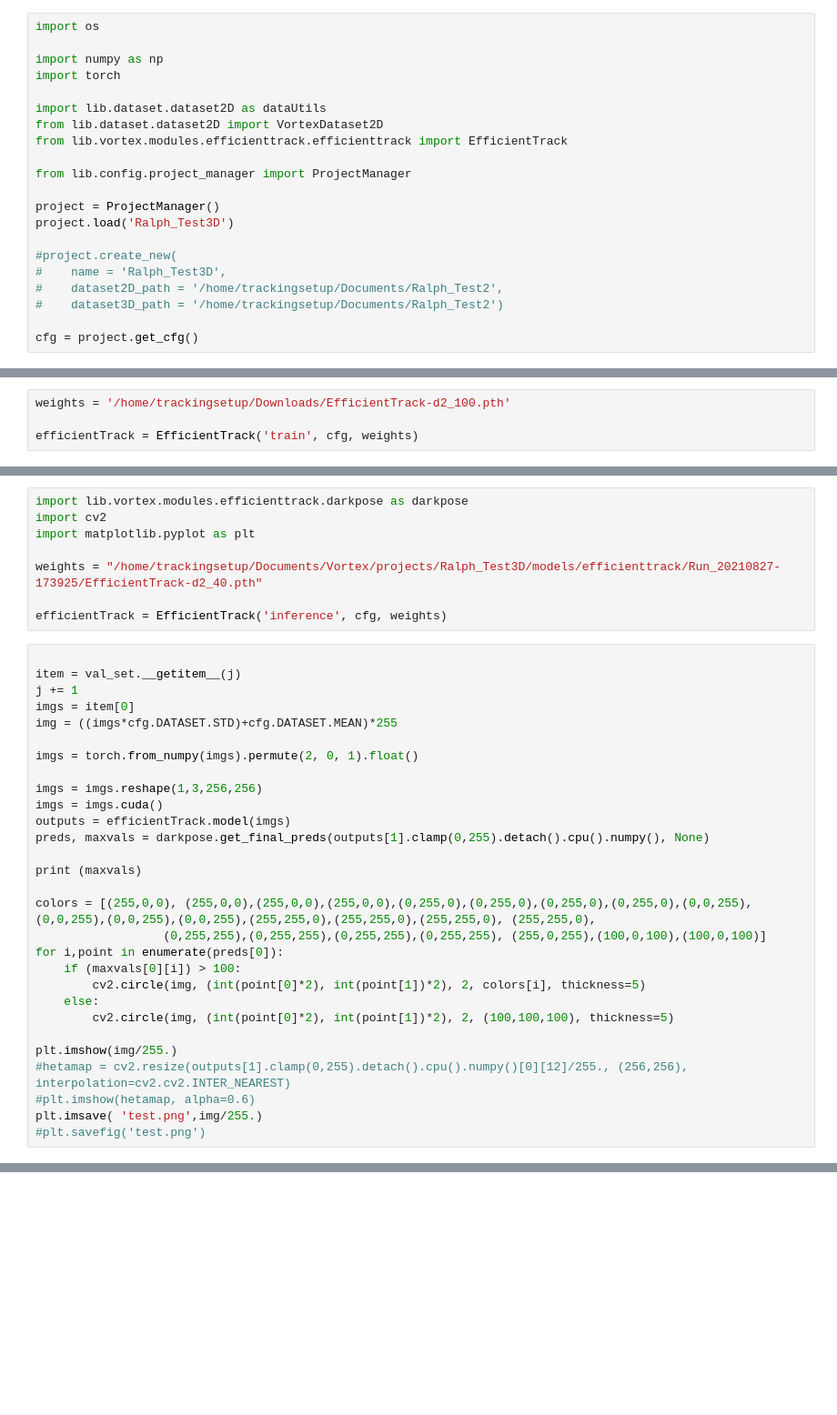
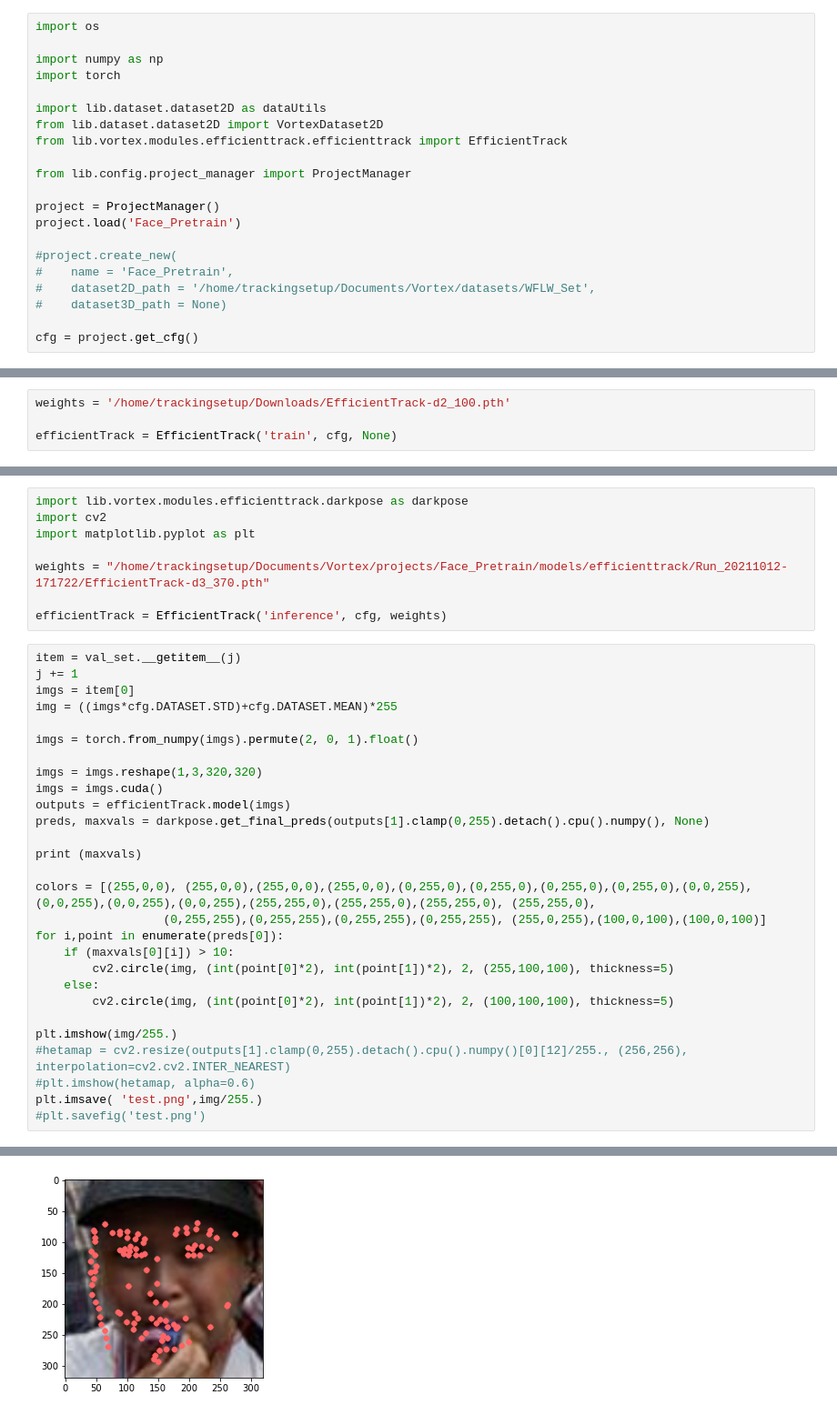
Before and after one commit to JARVIS-MoCap/JARVIS-HybridNet, a Jupyter notebook: EfficientTrack.ipynb, the cells around one changed output, grey strips where cells are left out. Shown at 91% size. Drawn from its saved outputs; the diff is of its cells as text; blank space fills up the shorter version.

```diff
--- a/EfficientTrack.ipynb
+++ b/EfficientTrack.ipynb
@@ -11,11 +11,11 @@ from lib.vortex.modules.efficienttrack.efficienttrack import EfficientTrack
 from lib.config.project_manager import ProjectManager
 
 project = ProjectManager()
-project.load('Ralph_Test3D')
+project.load('Face_Pretrain')
 
 #project.create_new(
-#    name = 'Ralph_Test3D',
-#    dataset2D_path = '/home/trackingsetup/Documents/Ralph_Test2',
-#    dataset3D_path = '/home/trackingsetup/Documents/Ralph_Test2')
+#    name = 'Face_Pretrain',
+#    dataset2D_path = '/home/trackingsetup/Documents/Vortex/datasets/WFLW_Set',
+#    dataset3D_path = None)
 
 cfg = project.get_cfg()
@@ -25,4 +37,4 @@ val_set = VortexDataset2D(project.cfg, set='val',mode = 'keypoints')
 # %%
 weights = '/home/trackingsetup/Downloads/EfficientTrack-d2_100.pth'
 
-efficientTrack = EfficientTrack('train', cfg, weights)
+efficientTrack = EfficientTrack('train', cfg, None)
@@ -33,11 +62,10 @@ import lib.vortex.modules.efficienttrack.darkpose as darkpose
 import cv2
 import matplotlib.pyplot as plt
 
-weights = "/home/trackingsetup/Documents/Vortex/projects/Ralph_Test3D/models/efficienttrack/Run_20210827-173925/EfficientTrack-d2_40.pth"
+weights = "/home/trackingsetup/Documents/Vortex/projects/Face_Pretrain/models/efficienttrack/Run_20211012-171722/EfficientTrack-d3_370.pth"
 
 efficientTrack = EfficientTrack('inference', cfg, weights)
 # %%
-
 item = val_set.__getitem__(j)
 j += 1
 imgs = item[0]
@@ -45,7 +73,7 @@ img = ((imgs*cfg.DATASET.STD)+cfg.DATASET.MEAN)*255
 
 imgs = torch.from_numpy(imgs).permute(2, 0, 1).float()
 
-imgs = imgs.reshape(1,3,256,256)
+imgs = imgs.reshape(1,3,320,320)
 imgs = imgs.cuda()
 outputs = efficientTrack.model(imgs)
 preds, maxvals = darkpose.get_final_preds(outputs[1].clamp(0,255).detach().cpu().numpy(), None)
@@ -55,8 +83,8 @@ print (maxvals)
 colors = [(255,0,0), (255,0,0),(255,0,0),(255,0,0),(0,255,0),(0,255,0),(0,255,0),(0,255,0),(0,0,255),(0,0,255),(0,0,255),(0,0,255),(255,255,0),(255,255,0),(255,255,0), (255,255,0),
                   (0,255,255),(0,255,255),(0,255,255),(0,255,255), (255,0,255),(100,0,100),(100,0,100)]
 for i,point in enumerate(preds[0]):
-    if (maxvals[0][i]) > 100:
-        cv2.circle(img, (int(point[0]*2), int(point[1])*2), 2, colors[i], thickness=5)
+    if (maxvals[0][i]) > 10:
+        cv2.circle(img, (int(point[0]*2), int(point[1])*2), 2, (255,100,100), thickness=5)
     else:
         cv2.circle(img, (int(point[0]*2), int(point[1])*2), 2, (100,100,100), thickness=5)
 
@@ -65,3 +93,4 @@ plt.imshow(img/255.)
 #plt.imshow(hetamap, alpha=0.6)
 plt.imsave( 'test.png',img/255.)
 #plt.savefig('test.png')
+# %% [output]
@@ -67,0 +114 @@ plt.imsave( 'test.png',img/255.)
+[figure, added]
```
Also changed, not shown: parts of 5 cells of this notebook, 11 other files.
